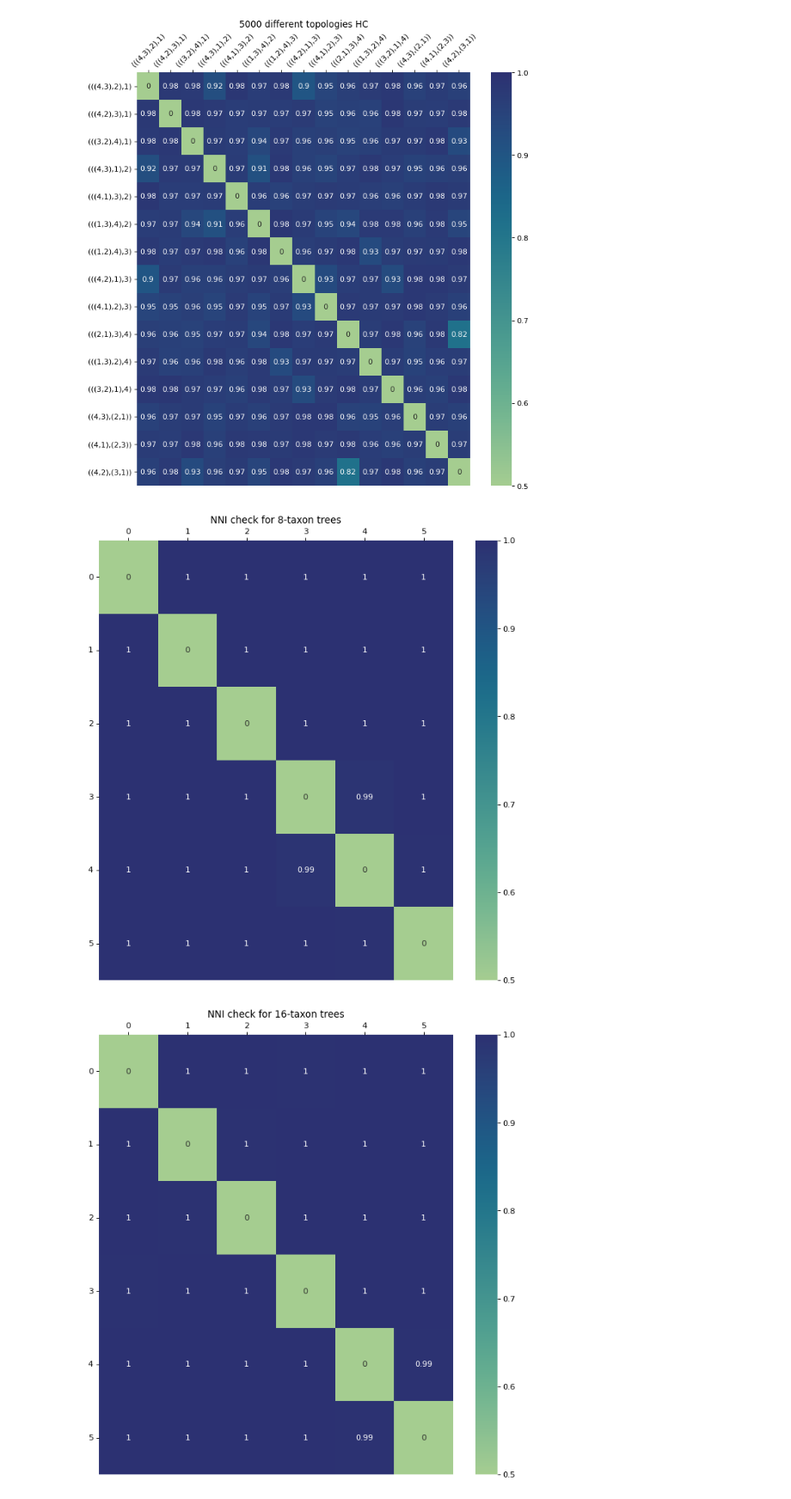
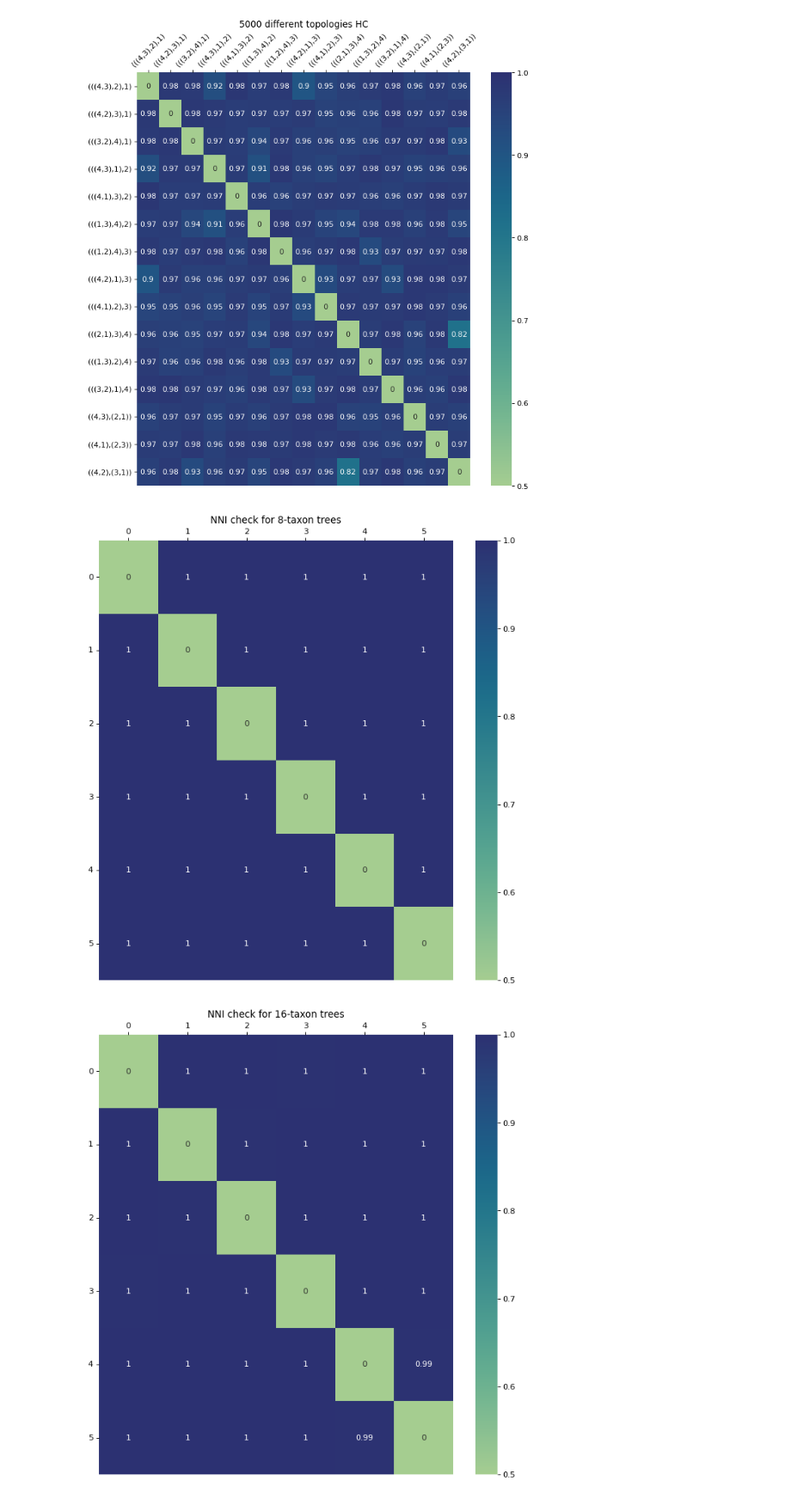
Before and after one commit to solislemuslab/PhyloClustering.jl, a Jupyter notebook: hc-heatmap.ipynb, the cells around one changed output. Shown at 86% size. Saved outputs shown, nothing was run; the diff lists cells and outputs as text; code cells hidden in the pictures.

Commit message:
checked specifiic cases of NNI, tried to do some test on dog data

```diff
--- a/hc-heatmap.ipynb
+++ b/hc-heatmap.ipynb
@@ -387,23 +387,23 @@ plot.tick_params(axis='x', rotation=45)
 # %% [output]
 [figure]
 # %%
-df = pd.read_csv("./data/nni/result/nni_reuslt_1.csv")
+df = pd.read_csv("./data/nni/result/nni_8_reuslt_1.csv")
 accuracy = df.values
 for i in range(99):
-    path = "./data/nni/result/nni_reuslt_" + str(i + 2) + ".csv"
+    path = "./data/nni/result/nni_8_reuslt_" + str(i + 2) + ".csv"
     df = pd.read_csv(path)
     accuracy += df.values
 
 accuracy /= 100
 nni = pd.DataFrame(accuracy)
 
 plt.figure(figsize=(10,10), dpi=80)
 plt.title('NNI check for 8-taxon trees')
 plot = sns.heatmap(nni, annot=True, cmap="crest",vmin = 0.5, vmax = 1);
 plot.xaxis.tick_top()
 plot.tick_params(axis='y', rotation=0)
 # %% [output]
-[figure, old version]
+[figure, new version]
 # %%
 df = pd.read_csv("./data/nni/result/nni_16_reuslt_1.csv")
 accuracy = df.values
```
Also changed, not shown: 2 other files.
